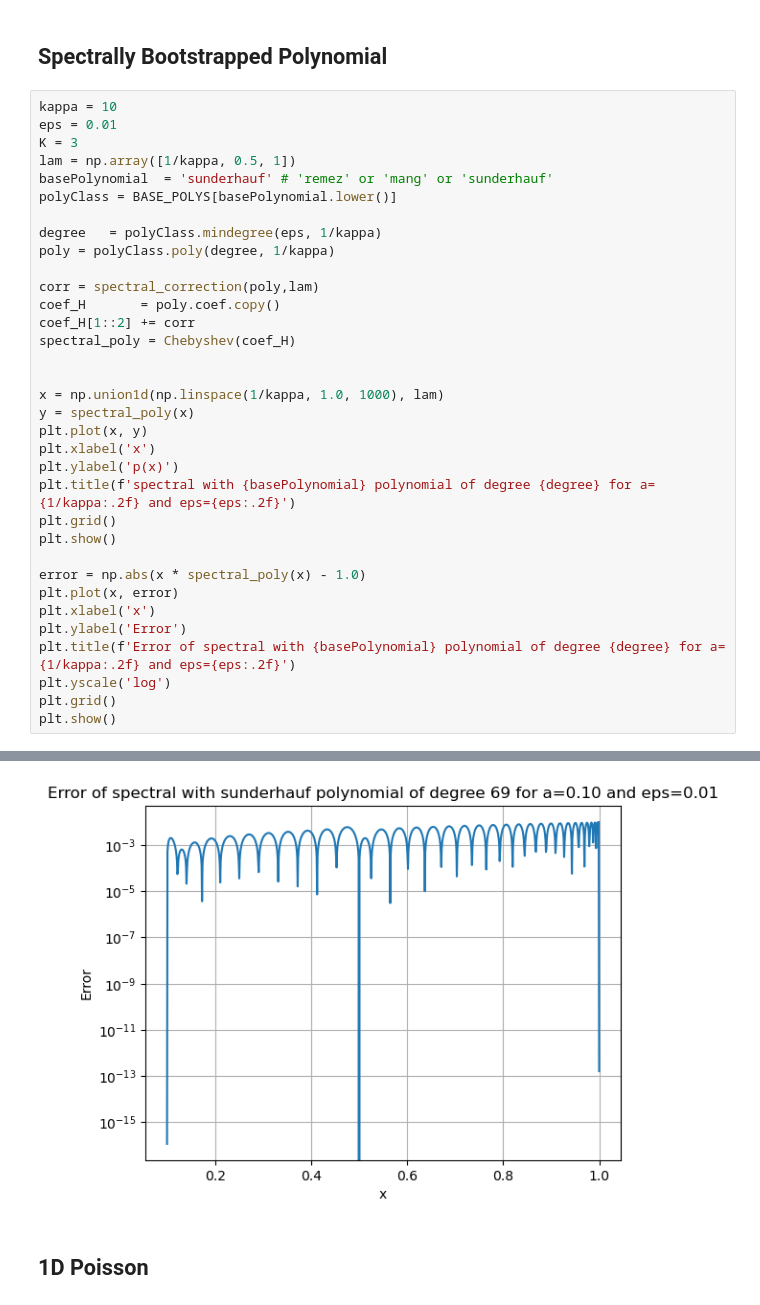
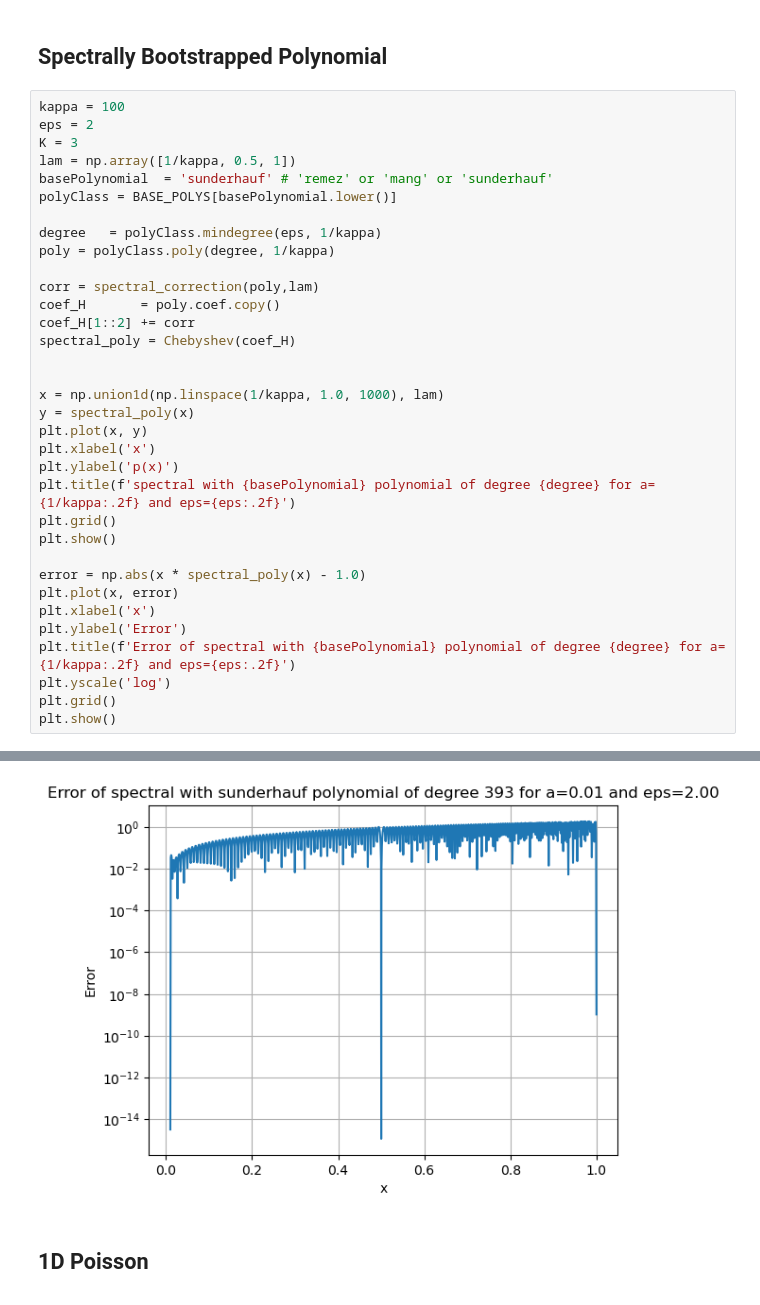
Before and after one commit to UW-ERSL/SpectralCorrectionQSVT, a Jupyter notebook: tutorial.ipynb, the cells around one changed output, grey strips where cells are left out. Drawn from its saved outputs; the diff is of its cells as text.

```diff
--- a/tutorial.ipynb
+++ b/tutorial.ipynb
@@ -68,8 +62,8 @@ plt.show()
 # %% [markdown]
 ## Spectrally Bootstrapped Polynomial
 # %%
-kappa = 10
-eps = 0.01
+kappa = 100
+eps = 2
 K = 3
 lam = np.array([1/kappa, 0.5, 1])
 basePolynomial  = 'sunderhauf' # 'remez' or 'mang' or 'sunderhauf'
@@ -106,4 +100,4 @@ plt.show()
-[figure, old version]
+[figure, new version]
 # %% [markdown]
 ## 1D Poisson
 # %% [markdown]
```
Also changed, not shown: parts of 5 cells of this notebook.
